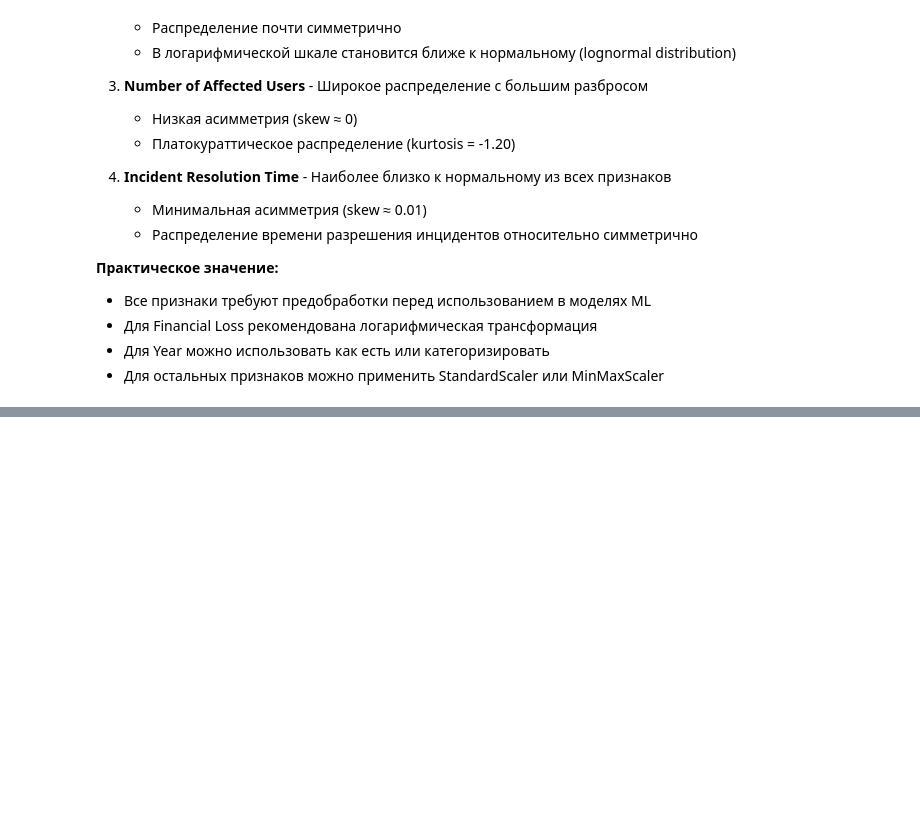
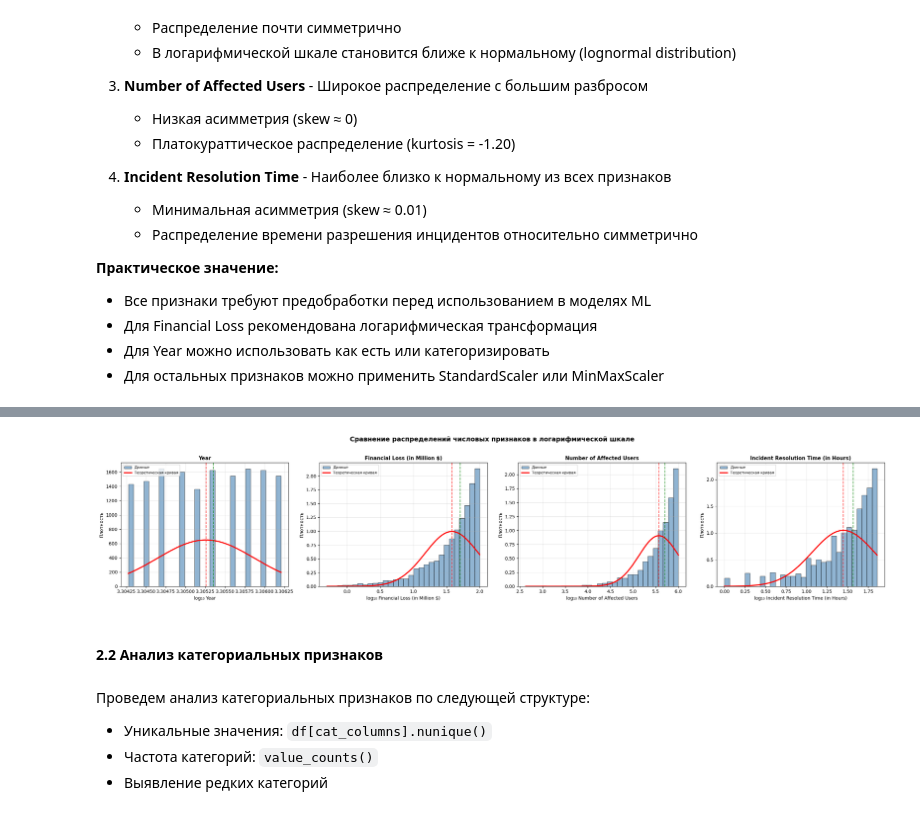
Before and after one commit to 2made1ra/ML_fall25, a Jupyter notebook: lab/first/first.ipynb, the cells around one changed output, grey strips where cells are left out. Cells and saved outputs as stored; diff of their text form; code cells hidden in the pictures; blank space fills up the shorter version.

```diff
--- a/lab/first/first.ipynb
+++ b/lab/first/first.ipynb
@@ -461,0 +576,41 @@ Financial Loss (in Million $):
+# %%
+# Альтернативная визуализация: сравнение всех признаков на одном графике
+fig, axes = plt.subplots(1, 4, figsize=(24, 5))
+
+for idx, col_name in enumerate(num_columns):
+    data = df[col_name].values
+    log_data = np.log10(data)
+    mu_log = log_data.mean()
+    sigma_log = log_data.std()
+
+    # Гистограмма с нормальным распределением
+    axes[idx].hist(log_data, bins=30, density=True, alpha=0.6,
+                   color='steelblue', edgecolor='black', label='Данные')
+
+    x = np.linspace(log_data.min(), log_data.max(), 1000)
+    normal_pdf = stats.norm.pdf(x, loc=mu_log, scale=sigma_log)
+    axes[idx].plot(x, normal_pdf, 'r-', linewidth=2.5,
+                    label=f'Теоретическая кривая')
+
+    axes[idx].axvline(mu_log, color='red', linestyle='--', alpha=0.7, linewidth=1.5)
+    axes[idx].axvline(np.median(log_data), color='green', linestyle='--', alpha=0.7, linewidth=1.5)
+
+    axes[idx].set_xlabel(f'log₁₀ {col_name}', fontsize=10)
+    axes[idx].set_ylabel('Плотность', fontsize=10)
+    axes[idx].set_title(col_name, fontsize=11, fontweight='bold')
+    axes[idx].legend(fontsize=8)
+    axes[idx].grid(True, alpha=0.3)
+
+plt.suptitle('Сравнение распределений числовых признаков в логарифмической шкале',
+              fontsize=14, fontweight='bold', y=1.02)
+plt.tight_layout()
+plt.show()
+# %% [output]
+[figure, added]
+# %% [markdown]
+#### 2.2 Анализ категориальных признаков
+# %% [markdown]
+Проведем анализ категориальных признаков по следующей структуре:
+- Уникальные значения: `df[cat_columns].nunique()`
+- Частота категорий: `value_counts()`
+- Выявление редких категорий
```
Also changed, not shown: parts of 37 cells of this notebook.
